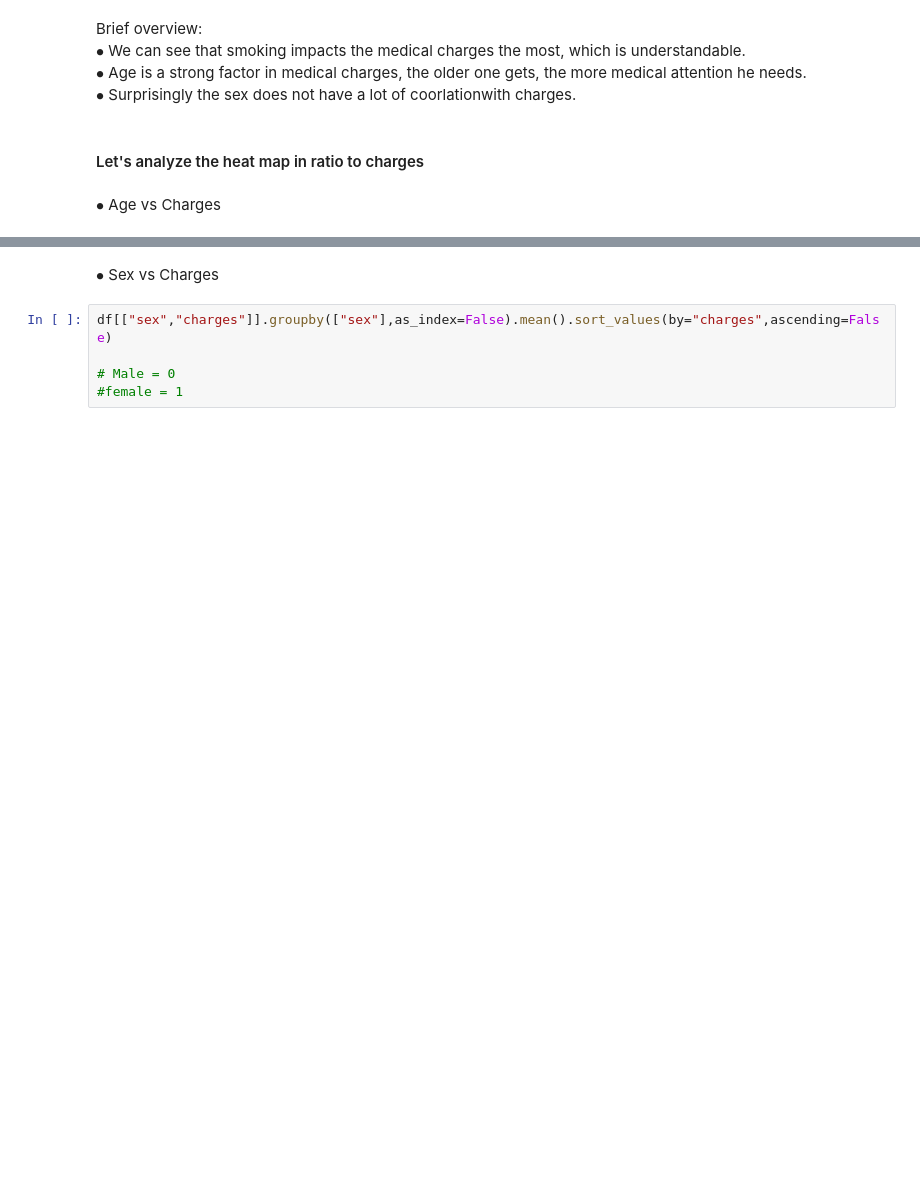
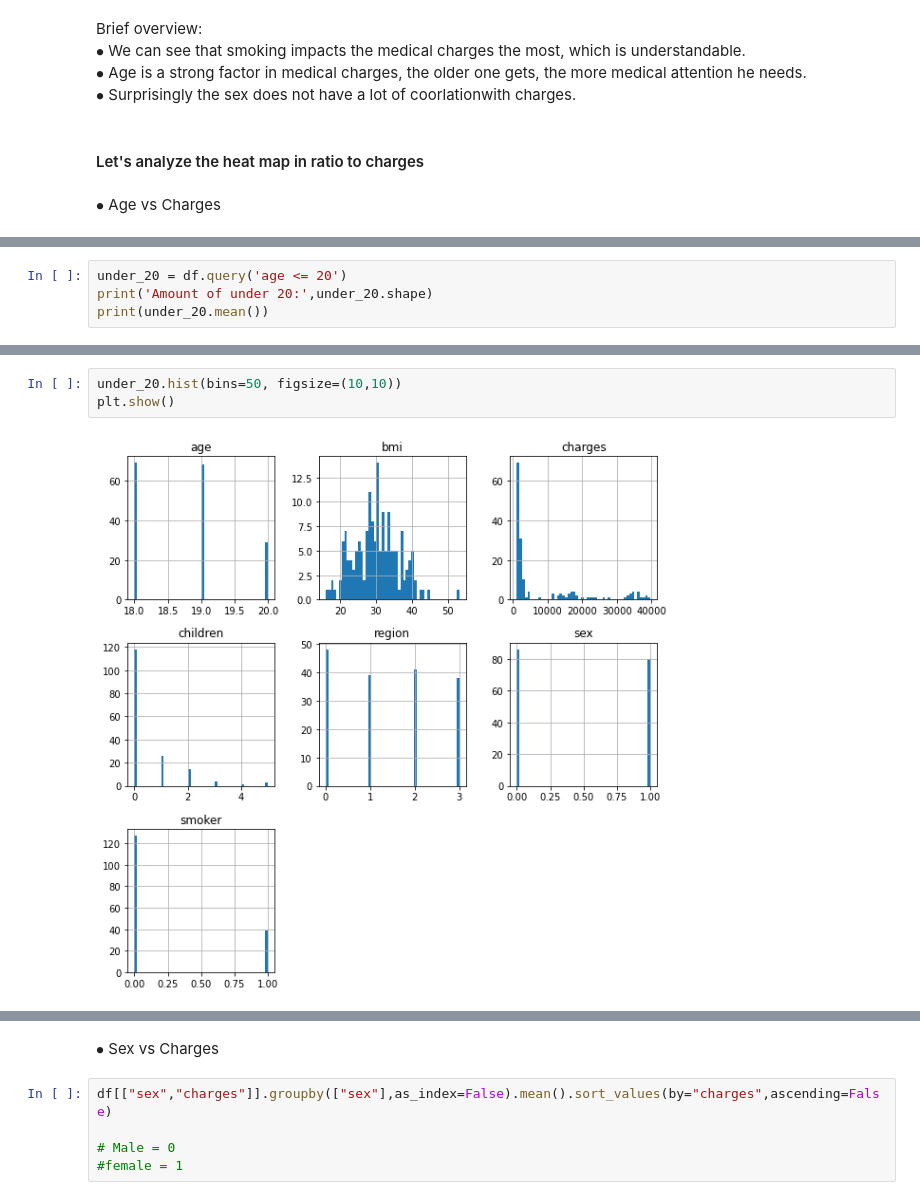
Before and after one commit to LeeadJ/DataScience-FinalProj, a Jupyter notebook: Regression.ipynb, the cells around one changed output, grey strips where cells are left out. Saved outputs shown, nothing was run; the diff lists cells and outputs as text; blank space fills up the shorter version.

```diff
--- a/Regression.ipynb
+++ b/Regression.ipynb
@@ -190,0 +201,4 @@ plt.show()
+# %%
+under_20 = df.query('age <= 20')
+print('Amount of under 20:',under_20.shape)
+print(under_20.mean())
@@ -190,0 +215,5 @@ plt.show()
+# %%
+under_20.hist(bins=50, figsize=(10,10))
+plt.show()
+# %% [output]
+[figure, added]
```
Also changed, not shown: parts of 108 cells of this notebook.
